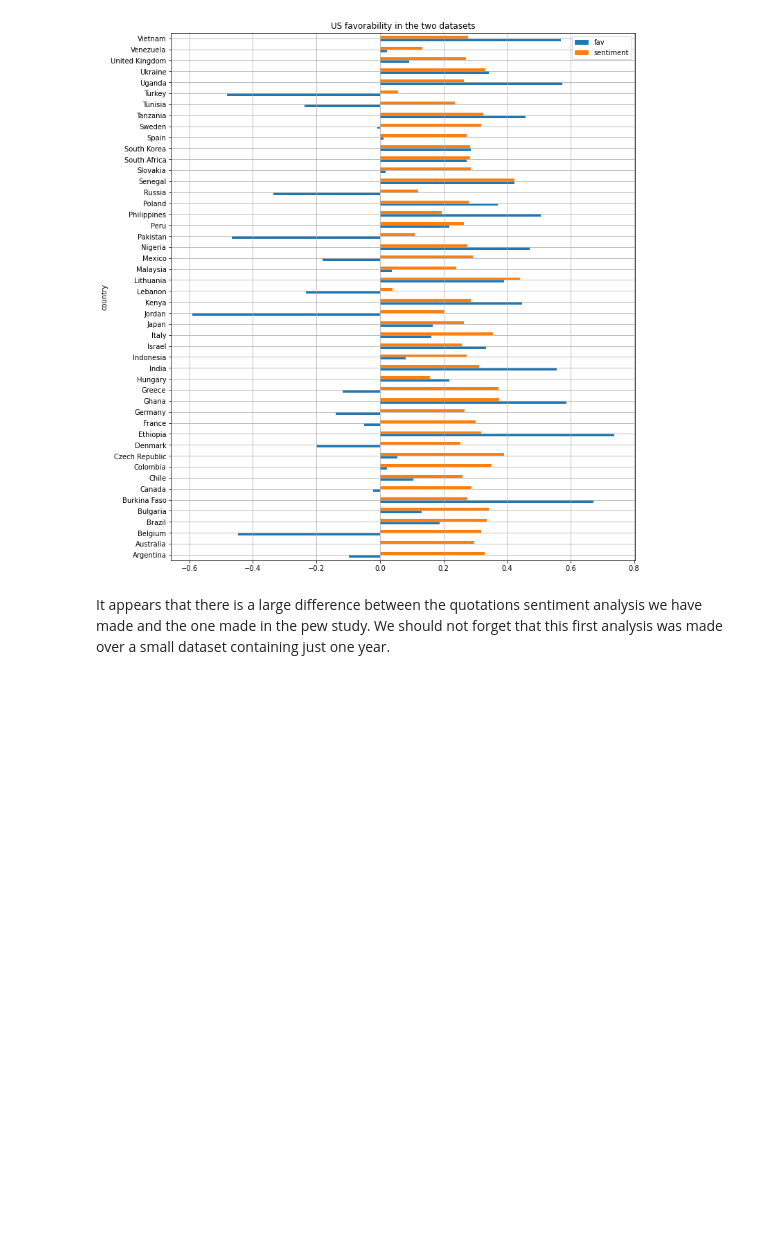
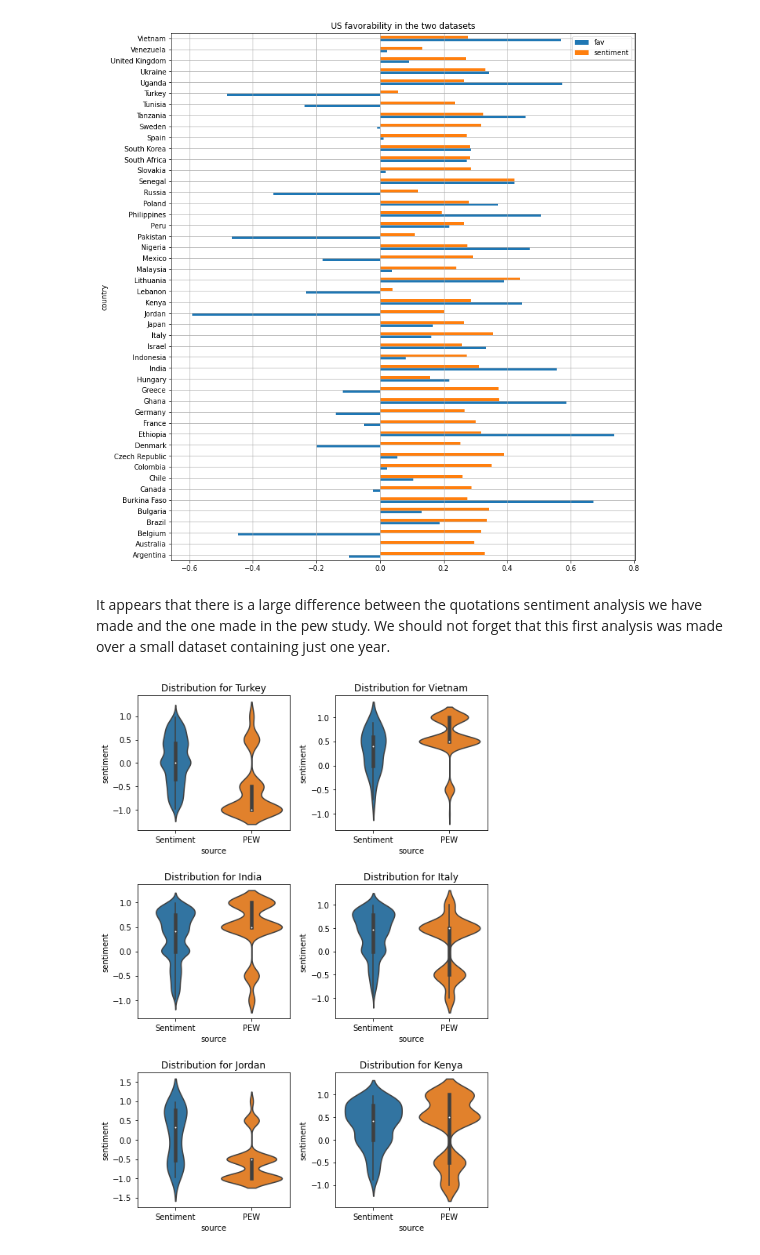
Before and after one commit to epfl-ada/ada-2021-project-young-boys, a Jupyter notebook: project_code.ipynb, the cells around one changed output. Saved outputs shown, nothing was run; the diff lists cells and outputs as text; code cells hidden in the pictures; blank space fills up the shorter version.

```diff
--- a/project_code.ipynb
+++ b/project_code.ipynb
@@ -377,3 +363,19 @@ plt.grid()
 [figure]
 # %% [markdown]
 It appears that there is a large difference between the quotations sentiment analysis we have made and the one made in the pew study. We should not forget that this first analysis was made over a small dataset containing just one year.
+# %%
+import seaborn as sns
+US_with_nation["source"] = "Sentiment"
+pew["source"] = "PEW"
+pew = pew.rename(columns={'fav_us': 'sentiment'})
+fig = plt.figure(figsize=(8,12))
+for idx, country_name in enumerate(["Turkey", "Vietnam", "India", "Italy", "Jordan", "Kenya"]):
+    country_sentiment = US_with_nation[US_with_nation.nationality==country_name][["sentiment", "source"]]
+    country_pew = pew[(pew.year==2017) & (pew.country==country_name)][["sentiment", "source"]]
+    plt.subplot(3,2,idx+1)
+    plt.title("Distribution for {}".format(country_name))
+    sns.violinplot(x="source", y="sentiment", data=pd.concat([country_sentiment, country_pew]))
+
+plt.subplots_adjust(wspace=0.3, hspace=0.4)
+# %% [output]
+[figure, added]
```
Also changed, not shown: parts of 8 cells of this notebook.
